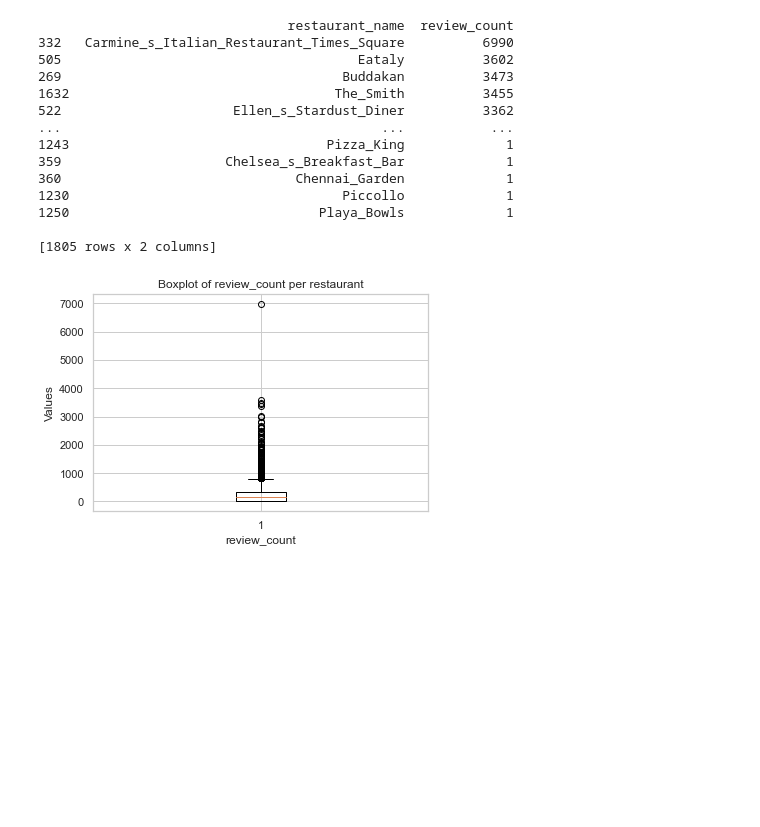
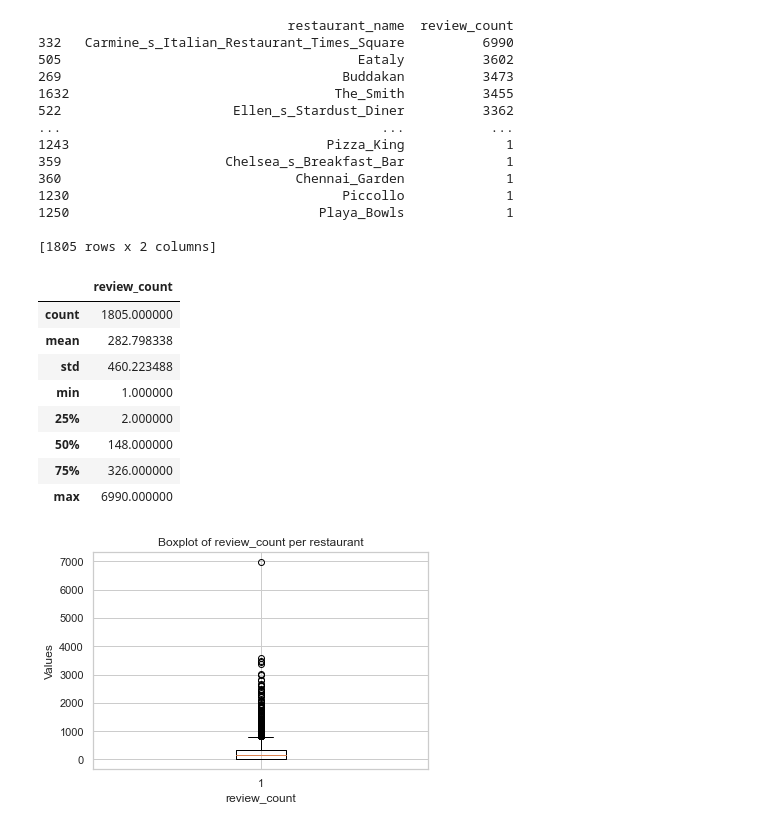
Before and after one commit to OxanaDrotieva/TripAdvisor_NLP, a Jupyter notebook: NY_reviews_EDA.ipynb, the cells around one changed output. Saved outputs shown, nothing was run; the diff lists cells and outputs as text; code cells hidden in the pictures; blank space fills up the shorter version.

Commit message:
Added reviews summary analysis and a boxplot of number of reviews per restaurant

```diff
--- a/NY_reviews_EDA.ipynb
+++ b/NY_reviews_EDA.ipynb
@@ -146,6 +146,19 @@ print(rest_review_count_df)
 1250                                Playa_Bowls             1
 
 [1805 rows x 2 columns]
+# %%
+# Get a summary statistics of reviews number per restaurant
+rest_review_count_df.describe()
+# %% [output]
+|  | review_count |
+| count | 1805.000000 |
+| mean | 282.798338 |
+| std | 460.223488 |
+| min | 1.000000 |
+| 25% | 2.000000 |
+| 50% | 148.000000 |
+| 75% | 326.000000 |
+| max | 6990.000000 |
 # %%
 # Create a boxplot of number of reviews per restaurant
 plt.boxplot(rest_review_count_df['review_count'])
```
